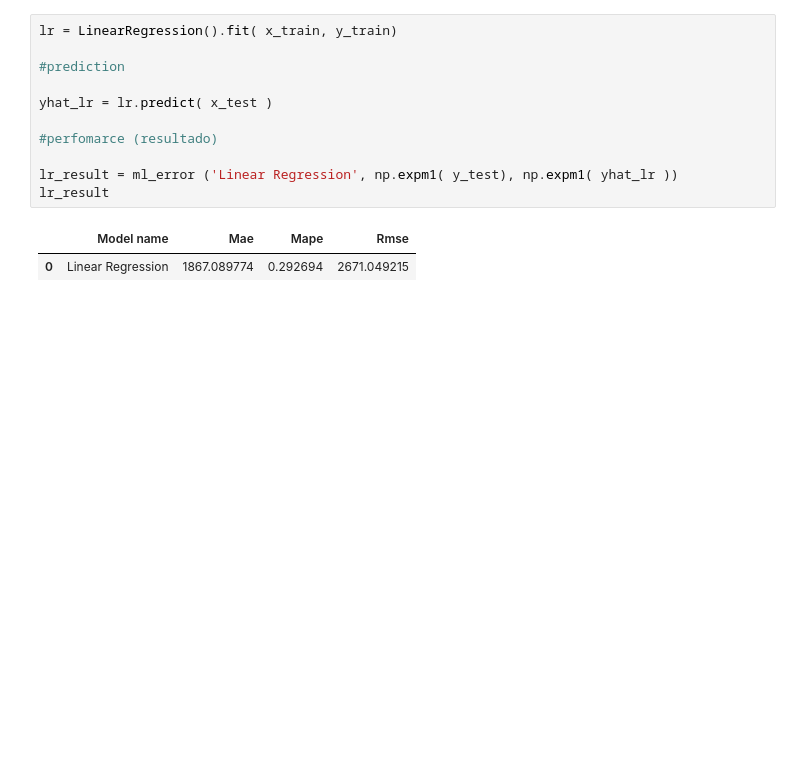
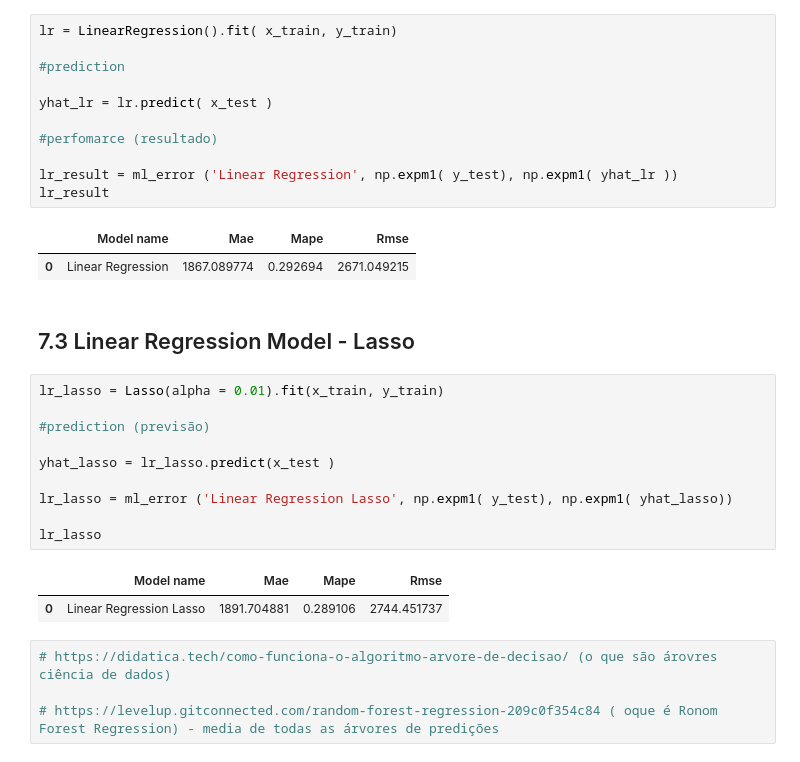
Before and after one commit to guiaraujofreitas/rossmann_estudo, a Jupyter notebook: Store-analise_dados_ modulo_04_1.ipynb, the cells around one changed output. Drawn from its saved outputs; the diff is of its cells as text; blank space fills up the shorter version.

```diff
--- a/Store-analise_dados_ modulo_04_1.ipynb
+++ b/Store-analise_dados_ modulo_04_1.ipynb
@@ -1567,3 +1607,22 @@ lr_result
 # %% [output]
 |  | Model name | Mae | Mape | Rmse |
 | 0 | Linear Regression | 1867.089774 | 0.292694 | 2671.049215 |
+# %% [markdown]
+## 7.3 Linear Regression Model - Lasso
+# %%
+lr_lasso = Lasso(alpha = 0.01).fit(x_train, y_train)
+
+#prediction (previsão)
+
+yhat_lasso = lr_lasso.predict(x_test )
+
+lr_lasso = ml_error ('Linear Regression Lasso', np.expm1( y_test), np.expm1( yhat_lasso))
+
+lr_lasso
+# %% [output]
+|  | Model name | Mae | Mape | Rmse |
+| 0 | Linear Regression Lasso | 1891.704881 | 0.289106 | 2744.451737 |
+# %%
+# https://didatica.tech/como-funciona-o-algoritmo-arvore-de-decisao/ (o que são árovres ciência de dados)
+
+# https://levelup.gitconnected.com/random-forest-regression-209c0f354c84 ( oque é Ronom Forest Regression) - media de todas as árvores de predições
```
Also changed, not shown: parts of 21 cells of this notebook.
